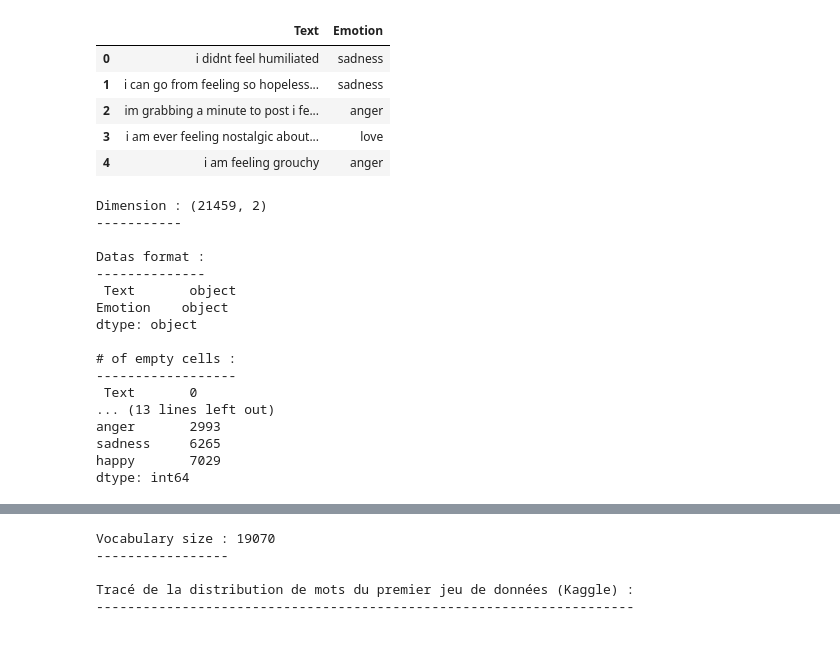
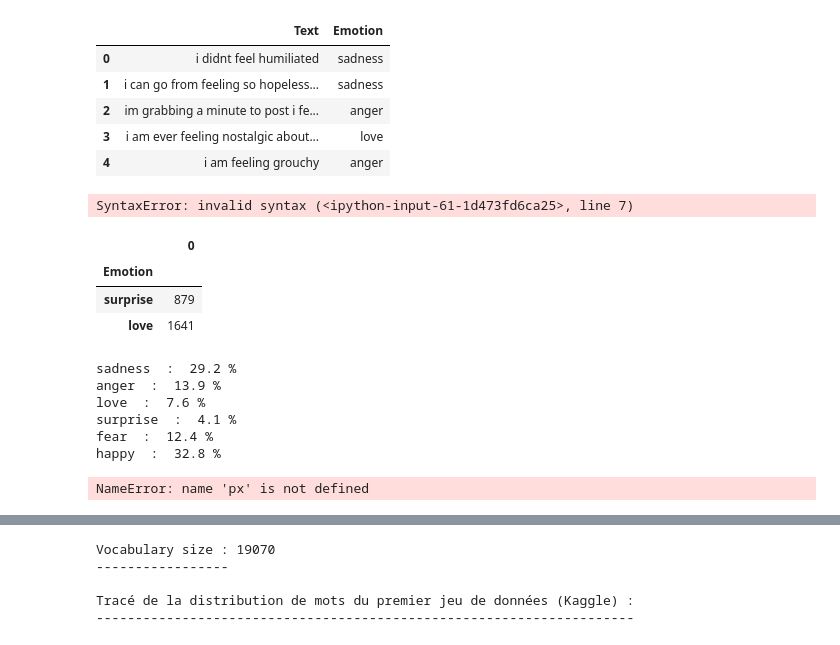
Before and after one commit to CLiNTPELiX/brief8-wheel_of_emotions, a Jupyter notebook: brief8.ipynb, the cells around one changed output, grey strips where cells are left out. Cells and saved outputs as stored; diff of their text form; code cells hidden in the pictures.

```diff
--- a/brief8.ipynb
+++ b/brief8.ipynb
@@ -120,23 +120,45 @@ print("\nDatas format :\n--------------\n", df.dtypes)
 print("\n# of empty cells :\n------------------\n", df.isnull().sum())
 print("\nValues of the emotion column :\n------------------------------\n", df.Emotion.unique())
 
-df_author = df.groupby(['Emotion']).size().sort_values()
+df_author = pd.DataFrame(df.groupby(['Emotion']).size().sort_values()
 print("\nEmotion's word frequency in the df :\n------------------------------------\n", df_author)
+#df_author = pd.DataFrame(df_author)
+#print(df_author)
 # %% [output]
-Dimension : (21459, 2)
------------
-
-Datas format :
---------------
- Text       object
-Emotion    object
-dtype: object
-
-# of empty cells :
-------------------
- Text       0
-... (13 lines left out)
-anger       2993
-sadness     6265
-happy       7029
-dtype: int64
+SyntaxError: invalid syntax (<ipython-input-61-1d473fd6ca25>, line 7)
+# %%
+df_author[0:2]
+# %% [output]
+|  | 0 |
+| Emotion |  |
+| surprise | 879 |
+| love | 1641 |
+# %%
+def percentage (l,sentiment) :
+    i = 0
+    sum = 0
+    for i in range (len(l)):
+        if l[i] == sentiment:
+            sum += 1
+    return round(sum)
+
+listEmotion = df["Emotion"].unique()
+listEmotionCat = df["Emotion"].unique()
+
+listE = []
+sumE = 0
+for i in range (len(listEmotion)):
+    sumE = percentage(df["Emotion"],listEmotionCat[i])
+    print(listEmotion[i], " : ", round((sumE/len(df["Emotion"]))*100,1) , "%")
+    listE.append(sumE)
+
+fig = px.pie(values=listE, names=listEmotion, title='Pourcentage des Emotions"')
+fig.show()
+# %% [output]
+sadness  :  29.2 %
+anger  :  13.9 %
+love  :  7.6 %
+surprise  :  4.1 %
+fear  :  12.4 %
+happy  :  32.8 %
+NameError: name 'px' is not defined
```
Also changed, not shown: parts of 1 cell of this notebook.
